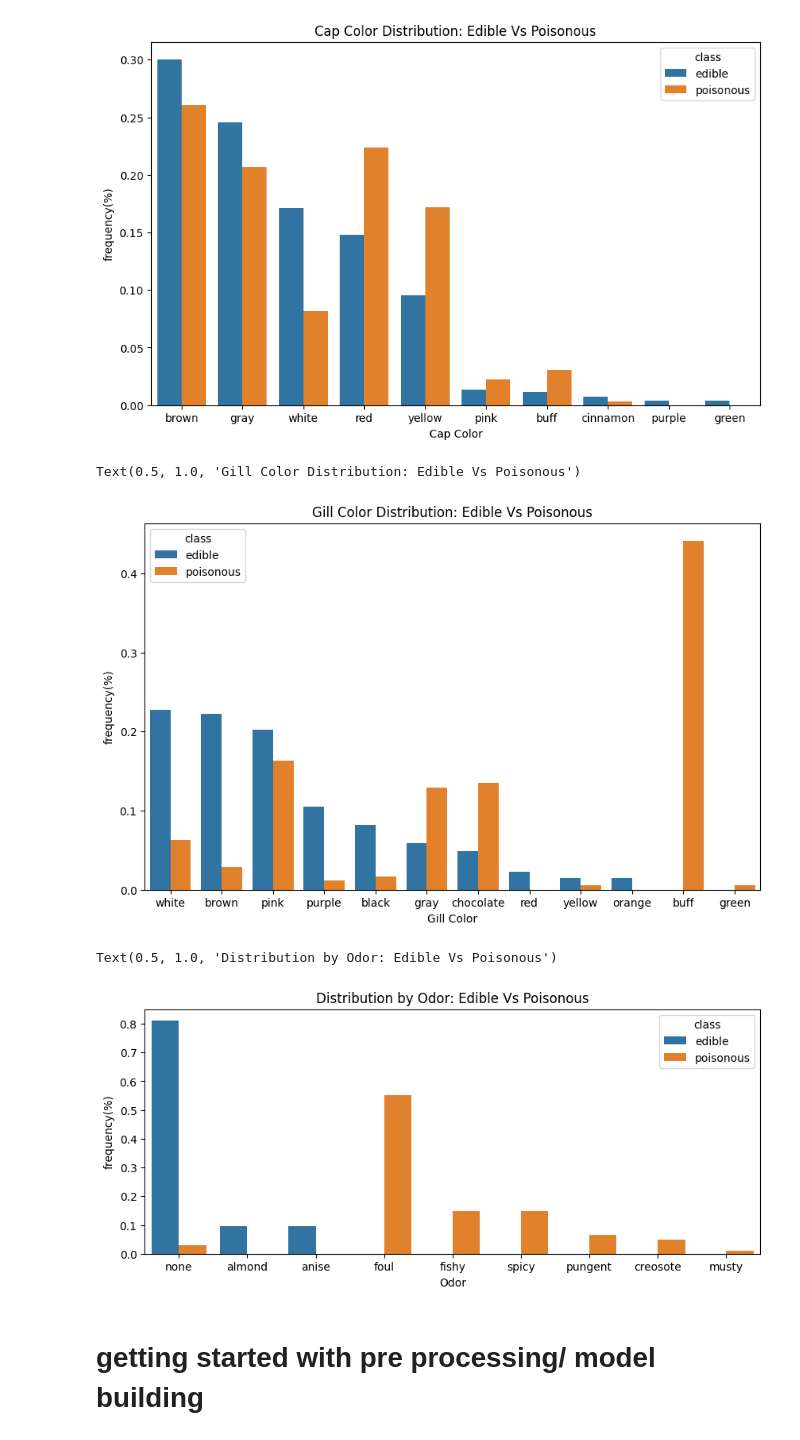
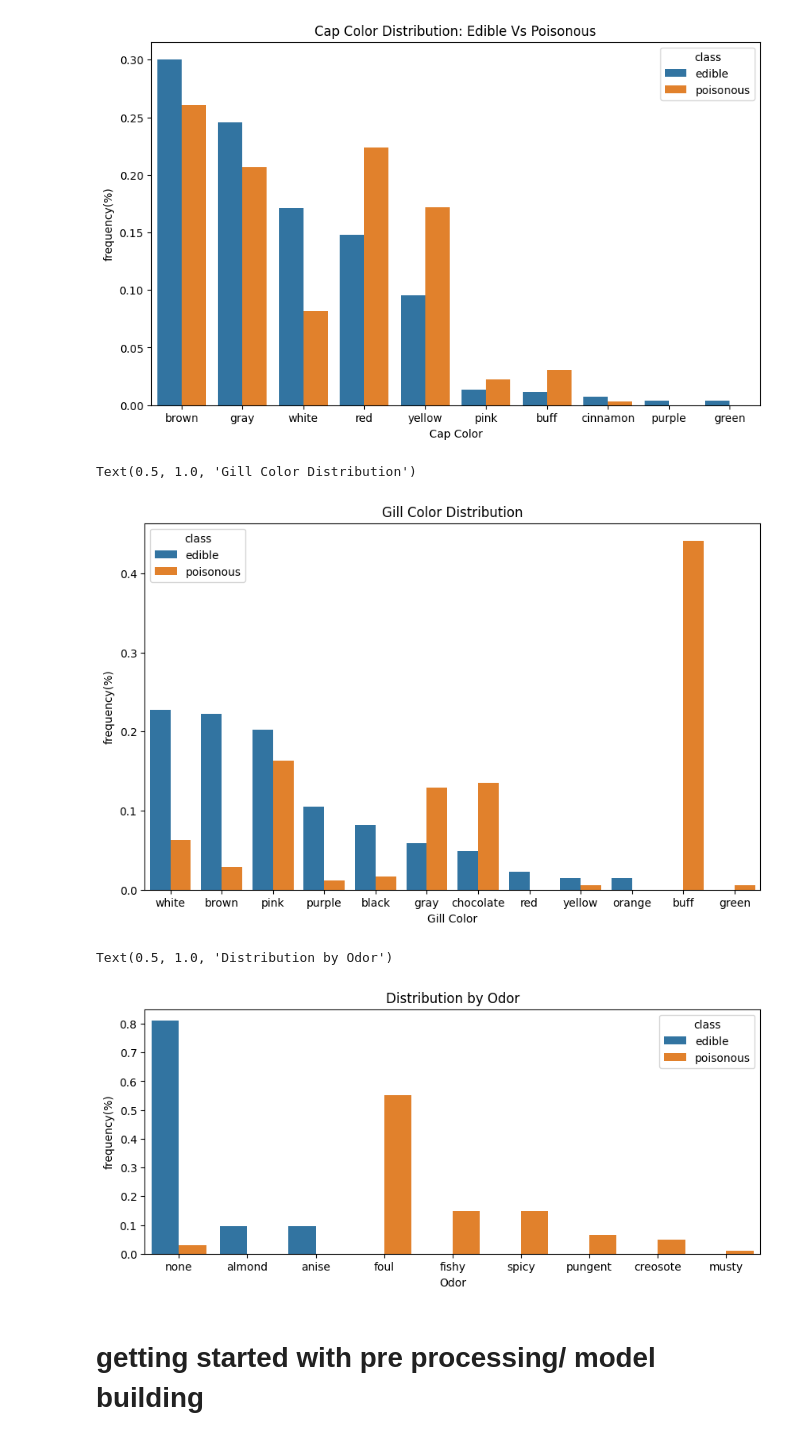
Before and after one commit to darabosmateOE/mushroom_classification, a Jupyter notebook: mushroom.ipynb, the cells around one changed output. Drawn from its saved outputs; the diff is of its cells as text; code cells hidden in the pictures.

```diff
--- a/mushroom.ipynb
+++ b/mushroom.ipynb
@@ -218,21 +222,21 @@ plt.figure(figsize=(10, 6))
 sns.barplot(data = df_gill_color,x='gill-color',y='frequency',hue='class')
 plt.xlabel('Gill Color')
 plt.ylabel('frequency(%)')
-plt.title("Gill Color Distribution: Edible Vs Poisonous")
+plt.title("Gill Color Distribution")
 # %% [output]
-Text(0.5, 1.0, 'Gill Color Distribution: Edible Vs Poisonous')
+Text(0.5, 1.0, 'Gill Color Distribution')
-[figure, old version]
+[figure, new version]
 # %%
 df_odor = df['odor'].groupby(df['class']).value_counts(normalize= True).rename('frequency').to_frame().reset_index()
 
 plt.figure(figsize=(10, 4))
 sns.barplot(data = df_odor,x='odor',y='frequency',hue='class')
 plt.xlabel('Odor')
 plt.ylabel('frequency(%)')
-plt.title("Distribution by Odor: Edible Vs Poisonous")
+plt.title("Distribution by Odor")
 # %% [output]
-Text(0.5, 1.0, 'Distribution by Odor: Edible Vs Poisonous')
+Text(0.5, 1.0, 'Distribution by Odor')
-[figure, old version]
+[figure, new version]
 # %% [markdown]
 # getting started with pre processing/ model building
 # %%
```
Also changed, not shown: parts of 9 cells of this notebook, 13 other files.
